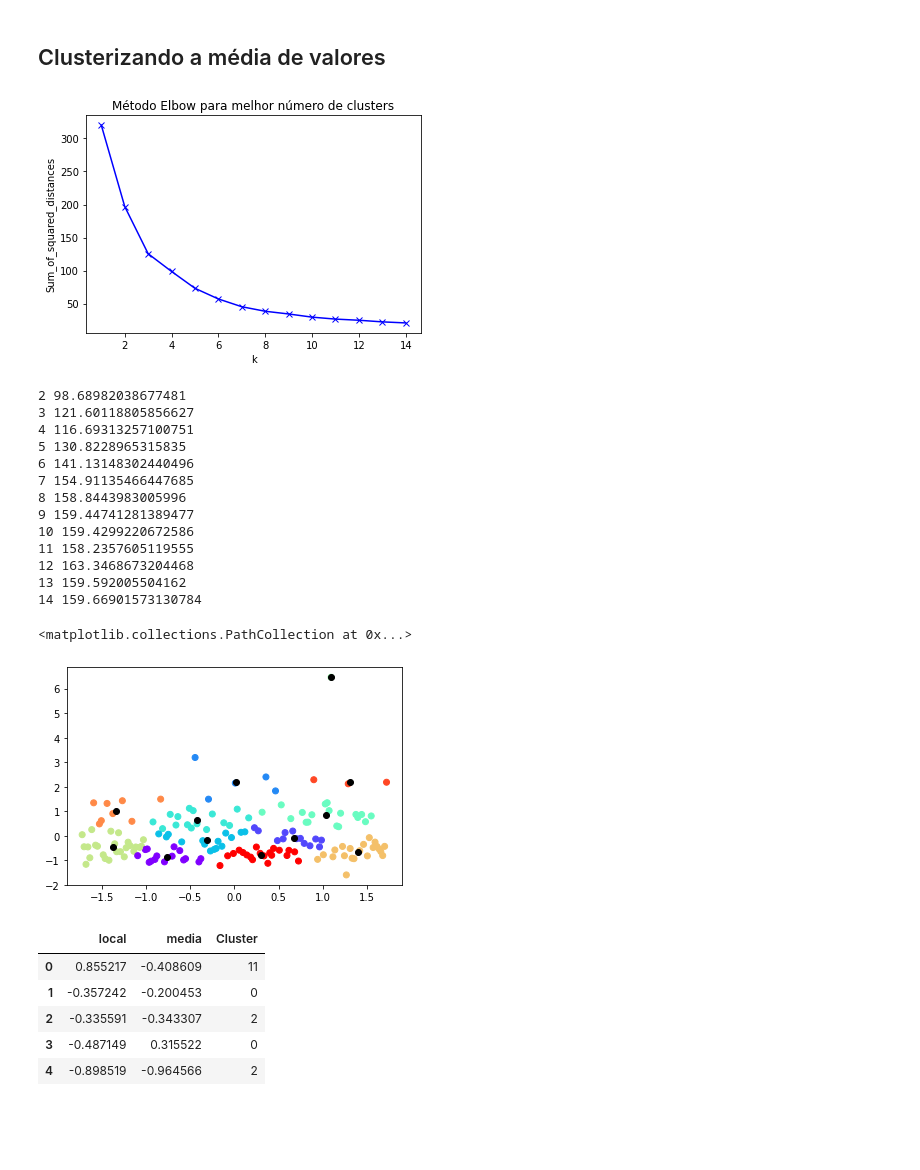
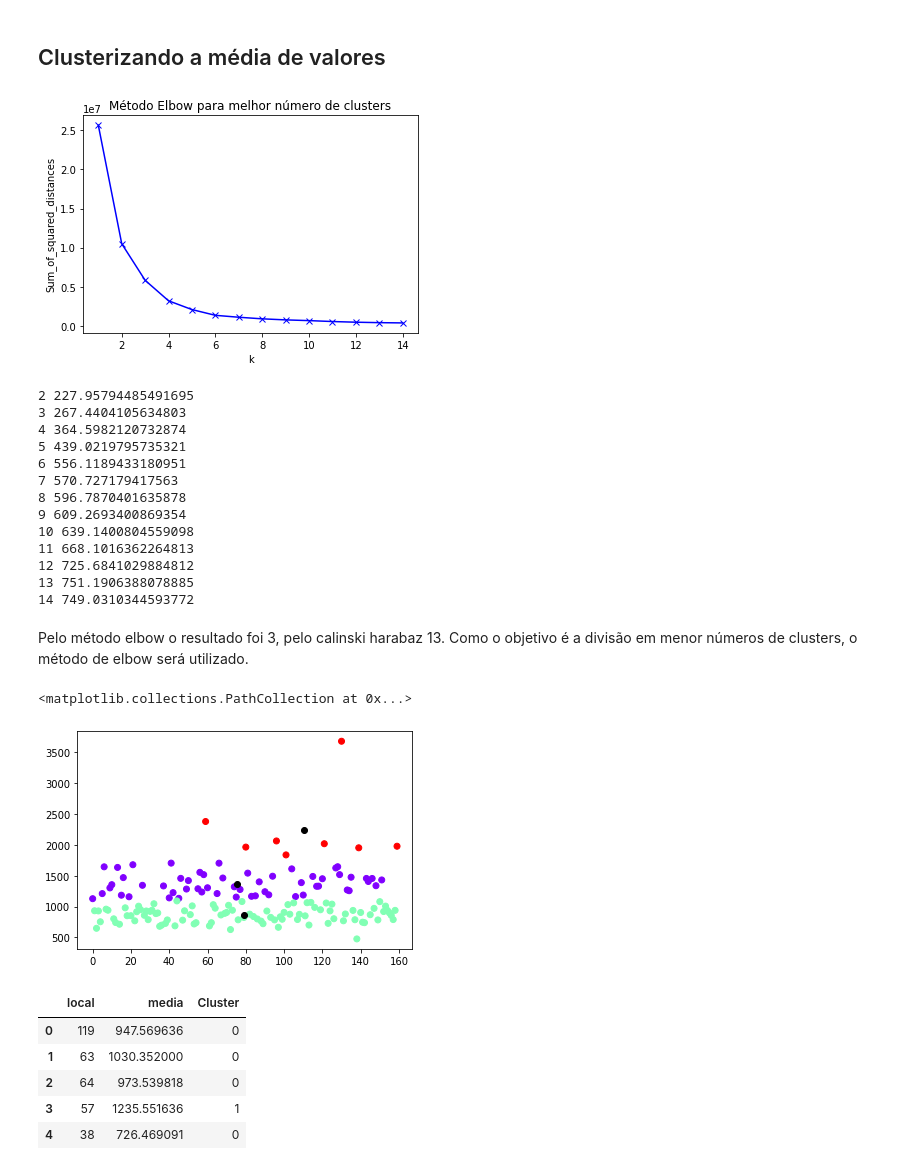
Before and after one commit to gizattos/cost_of_living_clustering, a Jupyter notebook: cost_of_living_clustering.ipynb, the cells around one changed output. Cells and saved outputs as stored; diff of their text form; code cells hidden in the pictures; blank space fills up the shorter version.

```diff
--- a/cost_of_living_clustering.ipynb
+++ b/cost_of_living_clustering.ipynb
@@ -175,9 +175,9 @@ plt.scatter(kmeans.cluster_centers_[:,0] ,kmeans.cluster_centers_[:,1], color='b
 # %% [markdown]
 <h2>Clusterizando a média de valores</h2>
 # %%
-le = preprocessing.StandardScaler()
-df_features = le.fit_transform(df.values)
-df = pd.DataFrame(df_features, index=df.index, columns=df.columns)
+##le = preprocessing.StandardScaler()
+##df_features = le.fit_transform(df.values)
+##df = pd.DataFrame(df_features, index=df.index, columns=df.columns)
 # %%
 ## descobrindo a melhor quantidade de clusters através do método elbow
 df_media = df[['local','media']]
@@ -193,7 +193,7 @@ plt.ylabel('Sum_of_squared_distances')
 plt.title('Método Elbow para melhor número de clusters')
 plt.show()
 # %% [output]
-[figure, old version]
+[figure, new version]
 # %%
 ## descobrindo a melhor quantidade de clusters através do método elbow
 for k in range(2, 15):
@@ -202,28 +202,30 @@ for k in range(2, 15):
     labels = kmeans_model.labels_
     print (k, metrics.calinski_harabaz_score(df_media, labels))
 # %% [output]
-2 98.68982038677481
-3 121.60118805856627
-4 116.69313257100751
-5 130.8228965315835
-6 141.13148302440496
-7 154.91135466447685
-8 158.8443983005996
-9 159.44741281389477
-10 159.4299220672586
-11 158.2357605119555
-12 163.3468673204468
-13 159.592005504162
-14 159.66901573130784
+2 227.95794485491695
+3 267.4404105634803
+4 364.5982120732874
+5 439.0219795735321
+6 556.1189433180951
+7 570.727179417563
+8 596.7870401635878
+9 609.2693400869354
+10 639.1400804559098
+11 668.1016362264813
+12 725.6841029884812
+13 751.1906388078885
+14 749.0310344593772
+# %% [markdown]
+Pelo método elbow o resultado foi 3, pelo calinski harabaz 13. Como o objetivo é a divisão em menor números de clusters, o método de elbow será utilizado.
 # %%
 
-kmeans = KMeans(n_clusters=12)
+kmeans = KMeans(n_clusters=3)
 kmeans.fit(df_media)
 plt.scatter(df_media.iloc[:,0],df_media.iloc[:,1], c=kmeans.labels_, cmap='rainbow')
 plt.scatter(kmeans.cluster_centers_[:,0] ,kmeans.cluster_centers_[:,1], color='black')
 # %% [output]
 <matplotlib.collections.PathCollection at 0x...>
-[figure, old version]
+[figure, new version]
 # %%
 ## y = kmeans.fit_predict(df[['Feat_1', 'Feat_2', 'Feat_3', 'Feat_4']])
 y = kmeans.fit_predict(df_media)
@@ -231,11 +233,11 @@ df_media['Cluster'] = y
 df_media.head()
 # %% [output]
 |  | local | media | Cluster |
-| 0 | 0.855217 | -0.408609 | 11 |
-| 1 | -0.357242 | -0.200453 | 0 |
-| 2 | -0.335591 | -0.343307 | 2 |
-| 3 | -0.487149 | 0.315522 | 0 |
-| 4 | -0.898519 | -0.964566 | 2 |
+| 0 | 119 | 947.569636 | 0 |
+| 1 | 63 | 1030.352000 | 0 |
+| 2 | 64 | 973.539818 | 0 |
+| 3 | 57 | 1235.551636 | 1 |
+| 4 | 38 | 726.469091 | 0 |
 # %%
 ## criando nova coluna com os nomes reais
 df_media['local_desc'] = local
```
Also changed, not shown: parts of 6 cells of this notebook.
